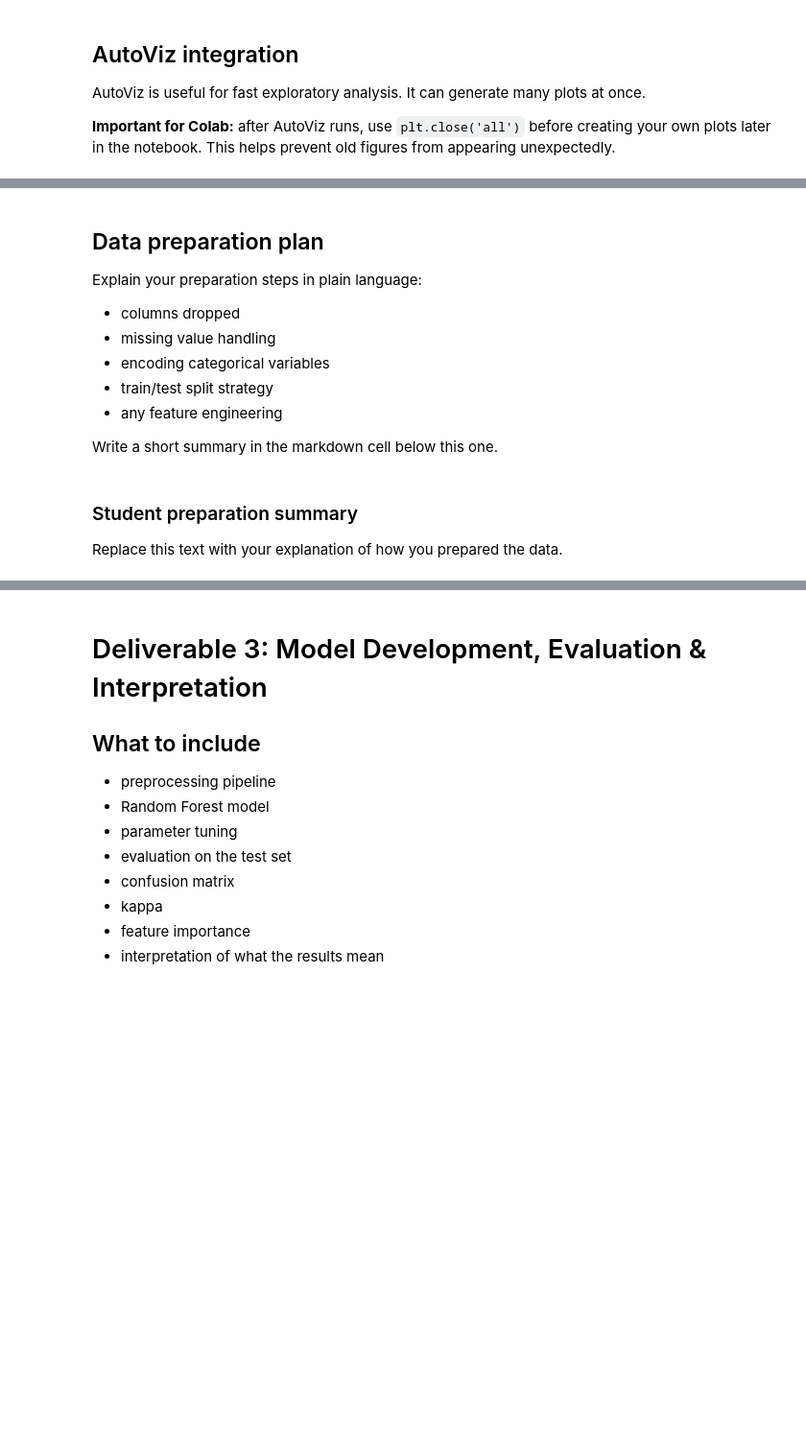
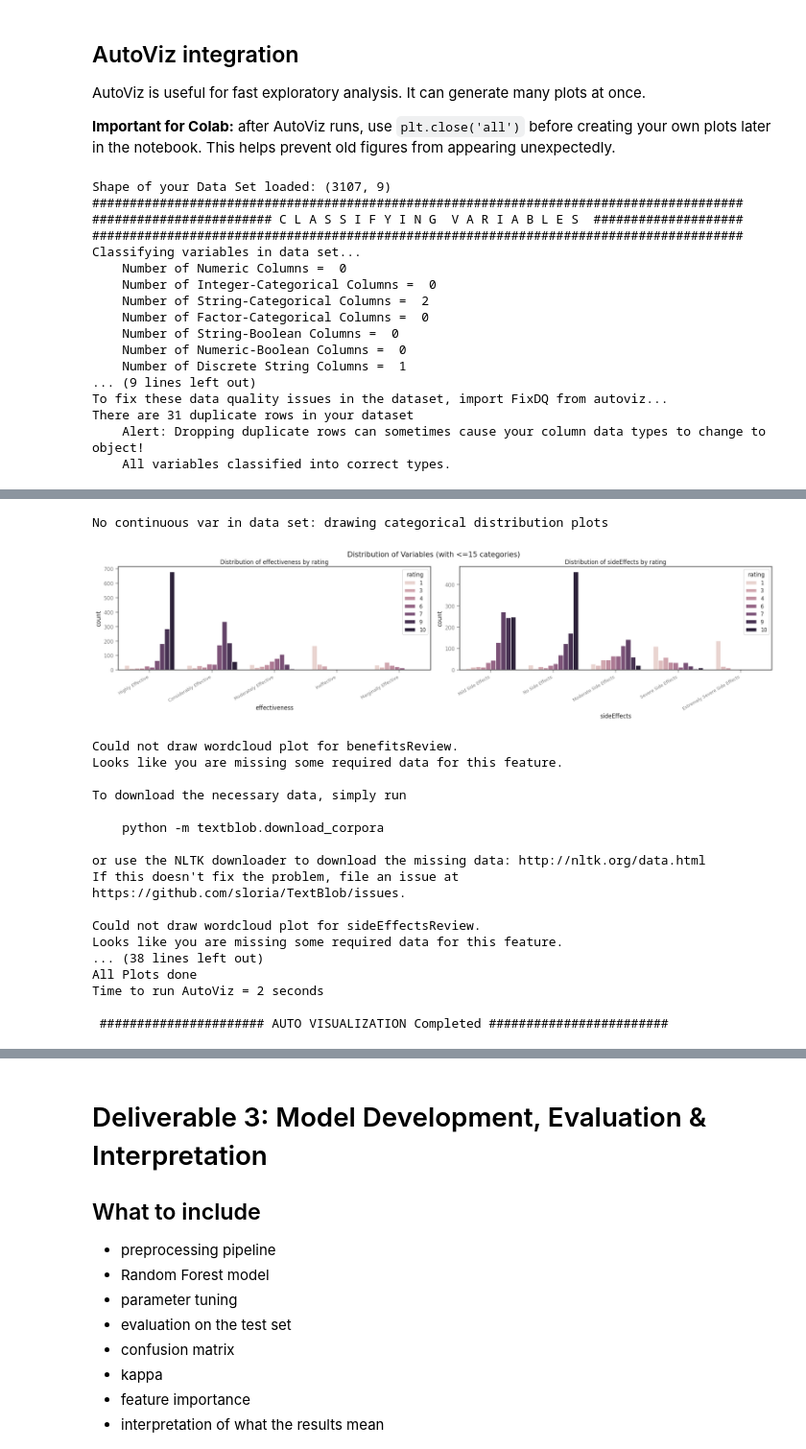
Before and after one commit to xoolmana/AI-ML-PROJECT, a Jupyter notebook: AI_ML_Project.ipynb, the cells around one changed output, grey strips where cells are left out. Shown at 96% size. Drawn from its saved outputs; the diff is of its cells as text; code cells hidden in the pictures; blank space fills up the shorter version.

```diff
--- a/AI_ML_Project.ipynb
+++ b/AI_ML_Project.ipynb
@@ -160,6 +204,6 @@ display(missing_summary)
 # %%
 # TODO: Replace with your actual target column name
-target = "REPLACE_ME"
+target = "rating"
 
 # Class balance
 display(df[target].value_counts(dropna=False))
@@ -181,19 +252,37 @@ AV = AutoViz_Class()
 # %%
 # AutoViz example
 # Replace target with your real target column name before running
-# dfte = AV.AutoViz(
-#     "",
-#     sep=",",
-#     depVar=target,
-#     dfte=df,
-#     header=0,
-#     verbose=1,
-#     lowess=False,
-#     chart_format="svg",
-#     max_rows_analyzed=150000,
-#     max_cols_analyzed=30
-# )
+dfte = AV.AutoViz(
+     "",
+     sep=",",
+     depVar=target,
+     dfte=df,
+     header=0,
+     verbose=1,
+     lowess=False,
+     chart_format="svg",
+     max_rows_analyzed=150000,
+     max_cols_analyzed=30
+ )
 
 # Clear any queued figures after AutoViz so later plots behave normally in Colab
 import matplotlib.pyplot as plt
 plt.close('all')
+# %% [output]
+Shape of your Data Set loaded: (3107, 9)
+#######################################################################################
+######################## C L A S S I F Y I N G  V A R I A B L E S  ####################
+#######################################################################################
+Classifying variables in data set...
+    Number of Numeric Columns =  0
+    Number of Integer-Categorical Columns =  0
+    Number of String-Categorical Columns =  2
+    Number of Factor-Categorical Columns =  0
+    Number of String-Boolean Columns =  0
+    Number of Numeric-Boolean Columns =  0
+    Number of Discrete String Columns =  1
+... (9 lines left out)
+To fix these data quality issues in the dataset, import FixDQ from autoviz...
+There are 31 duplicate rows in your dataset
+    Alert: Dropping duplicate rows can sometimes cause your column data types to change to object!
+    All variables classified into correct types.
@@ -199,0 +298,19 @@ plt.close('all')
+No continuous var in data set: drawing categorical distribution plots
+[figure, added]
+Could not draw wordcloud plot for benefitsReview.
+Looks like you are missing some required data for this feature.
+
+To download the necessary data, simply run
+
+    python -m textblob.download_corpora
+
+or use the NLTK downloader to download the missing data: http://nltk.org/data.html
+If this doesn't fix the problem, file an issue at https://github.com/sloria/TextBlob/issues.
+
+Could not draw wordcloud plot for sideEffectsReview.
+Looks like you are missing some required data for this feature.
+... (38 lines left out)
+All Plots done
+Time to run AutoViz = 2 seconds
+
+ ###################### AUTO VISUALIZATION Completed ########################
@@ -223,14 +333,0 @@ plt.show()
-# %% [markdown]
-## Data preparation plan
-
-Explain your preparation steps in plain language:
-- columns dropped
-- missing value handling
-- encoding categorical variables
-- train/test split strategy
-- any feature engineering
-
-Write a short summary in the markdown cell below this one.
-# %% [markdown]
-### Student preparation summary
-Replace this text with your explanation of how you prepared the data.
```
Also changed, not shown: parts of 10 cells of this notebook.
